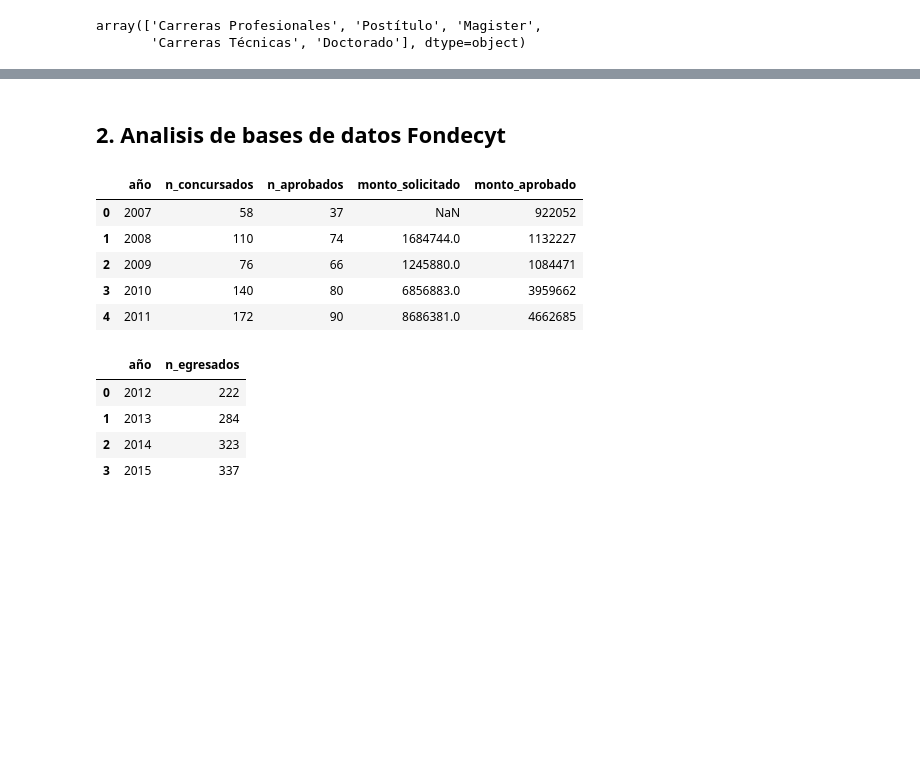
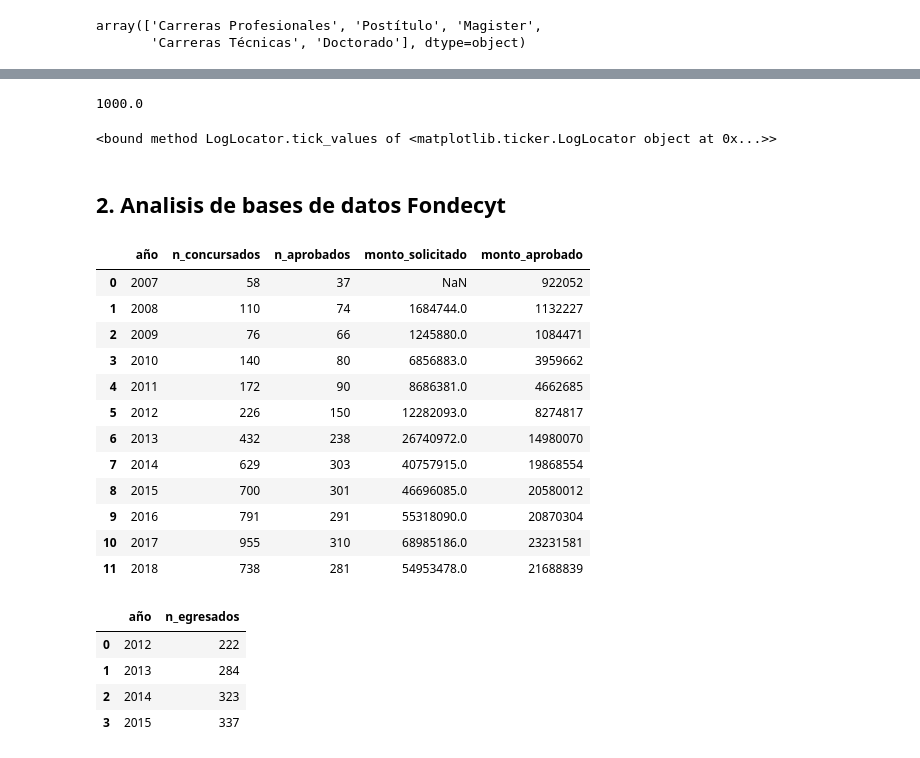
Before and after one commit to anipchile/encuesta_2018, a Jupyter notebook: notebooks/05 - Analisis Mineduc y Conicyt.ipynb, the cells around one changed output, grey strips where cells are left out. Saved outputs shown, nothing was run; the diff lists cells and outputs as text; code cells hidden in the pictures; blank space fills up the shorter version.

```diff
--- a/notebooks/05 - Analisis Mineduc y Conicyt.ipynb
+++ b/notebooks/05 - Analisis Mineduc y Conicyt.ipynb
@@ -105,15 +149,30 @@ mineduc_df[mineduc_df.index < 2017].plot(kind="line", x="año", y="n_egresados")
+# %%
+(1e4-1e3)/9
+# %% [output]
+1000.0
+# %%
+locmaj.tick_values
+# %% [output]
+<bound method LogLocator.tick_values of <matplotlib.ticker.LogLocator object at 0x...>>
 # %% [markdown]
 ## 2. Analisis de bases de datos Fondecyt
 # %%
 fondecyt_df=pd.read_csv('data/fondecyt postdoc 2010-2018.csv')
-fondecyt_df.head()
+fondecyt_df
 # %% [output]
 |  | año | n_concursados | n_aprobados | monto_solicitado | monto_aprobado |
 | 0 | 2007 | 58 | 37 | NaN | 922052 |
 | 1 | 2008 | 110 | 74 | 1684744.0 | 1132227 |
 | 2 | 2009 | 76 | 66 | 1245880.0 | 1084471 |
 | 3 | 2010 | 140 | 80 | 6856883.0 | 3959662 |
 | 4 | 2011 | 172 | 90 | 8686381.0 | 4662685 |
+| 5 | 2012 | 226 | 150 | 12282093.0 | 8274817 |
+| 6 | 2013 | 432 | 238 | 26740972.0 | 14980070 |
+| 7 | 2014 | 629 | 303 | 40757915.0 | 19868554 |
+| 8 | 2015 | 700 | 301 | 46696085.0 | 20580012 |
+| 9 | 2016 | 791 | 291 | 55318090.0 | 20870304 |
+| 10 | 2017 | 955 | 310 | 68985186.0 | 23231581 |
+| 11 | 2018 | 738 | 281 | 54953478.0 | 21688839 |
 # %%
 conicyt_extranjero_df=pd.read_csv('data/conicyt - egresados doctorado extranjero 2012-2015.csv')
 conicyt_extranjero_df.head()
```
Also changed, not shown: parts of 7 cells of this notebook, 31 other files.
